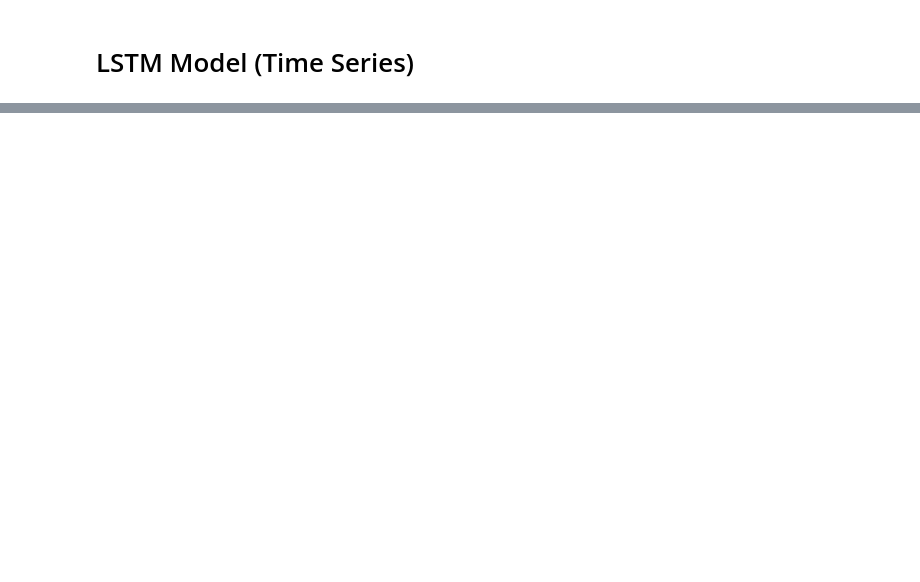
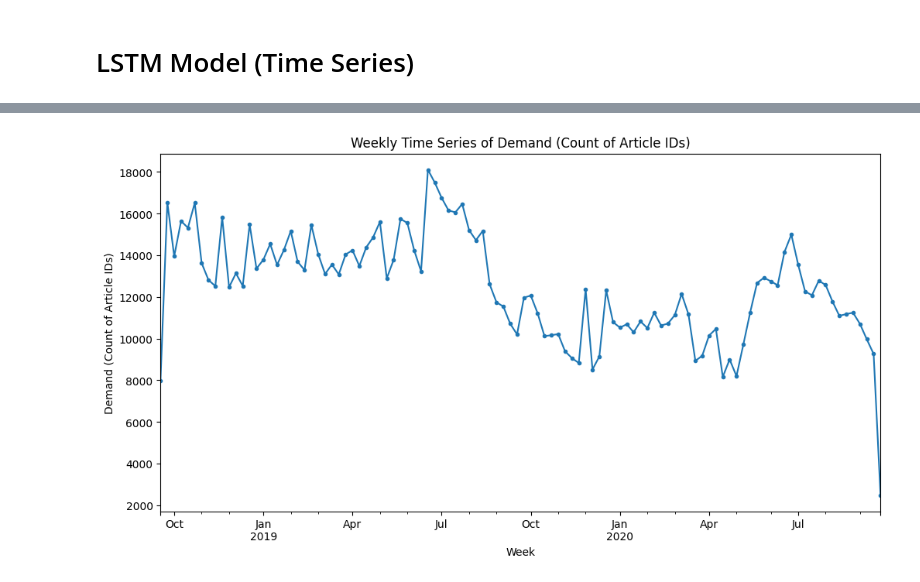
Before and after one commit to jblackM1/AAI_590-Capstone-Project, a Jupyter notebook: AAI_590_Capstone.ipynb, the cells around one changed output, grey strips where cells are left out. Cells and saved outputs as stored; diff of their text form; code cells hidden in the pictures; blank space fills up the shorter version.

```diff
--- a/AAI_590_Capstone.ipynb
+++ b/AAI_590_Capstone.ipynb
@@ -654,0 +736,3 @@ y_train, y_test = y[:train_size], y[train_size:]
+# %%
+# Assuming 'merged_df' is your DataFrame
+filtered_merged_df = merged_df[merged_df['garment_group_name'].str.contains("Jersey Fancy", case=False, na=False)]
@@ -654,0 +759,13 @@ y_train, y_test = y[:train_size], y[train_size:]
+# %%
+time_series_data = filtered_merged_df.groupby('t_dat')['article_id'].nunique()
+
+# Resample the time series data to weekly frequency
+time_series_data_weekly = time_series_data.resample('W').sum()
+
+# Plot the time series
+time_series_data_weekly.plot(style='.-', figsize=(12, 6), title='Weekly Time Series of Demand (Count of Article IDs)')
+plt.xlabel('Week')
+plt.ylabel('Demand (Count of Article IDs)')
+plt.show()
+# %% [output]
+[figure, added]
```
Also changed, not shown: parts of 49 cells of this notebook.
